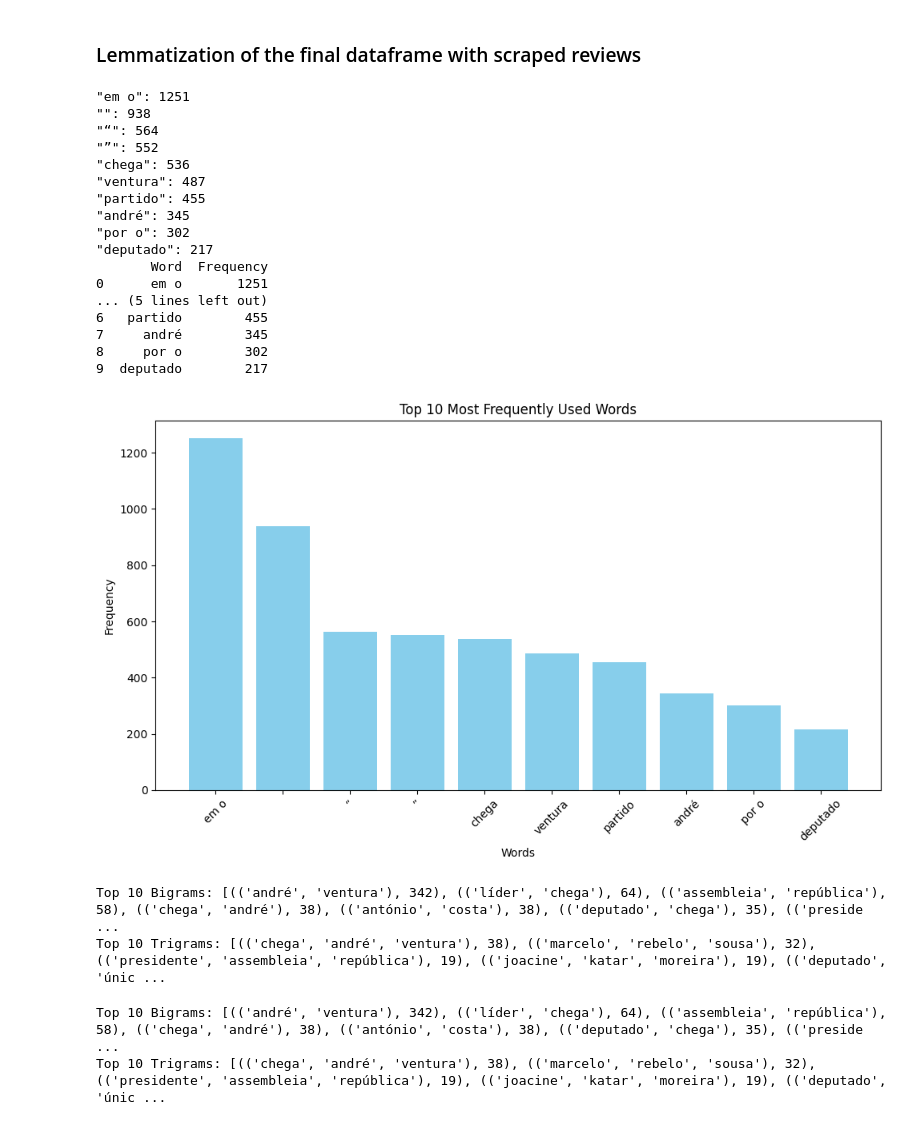
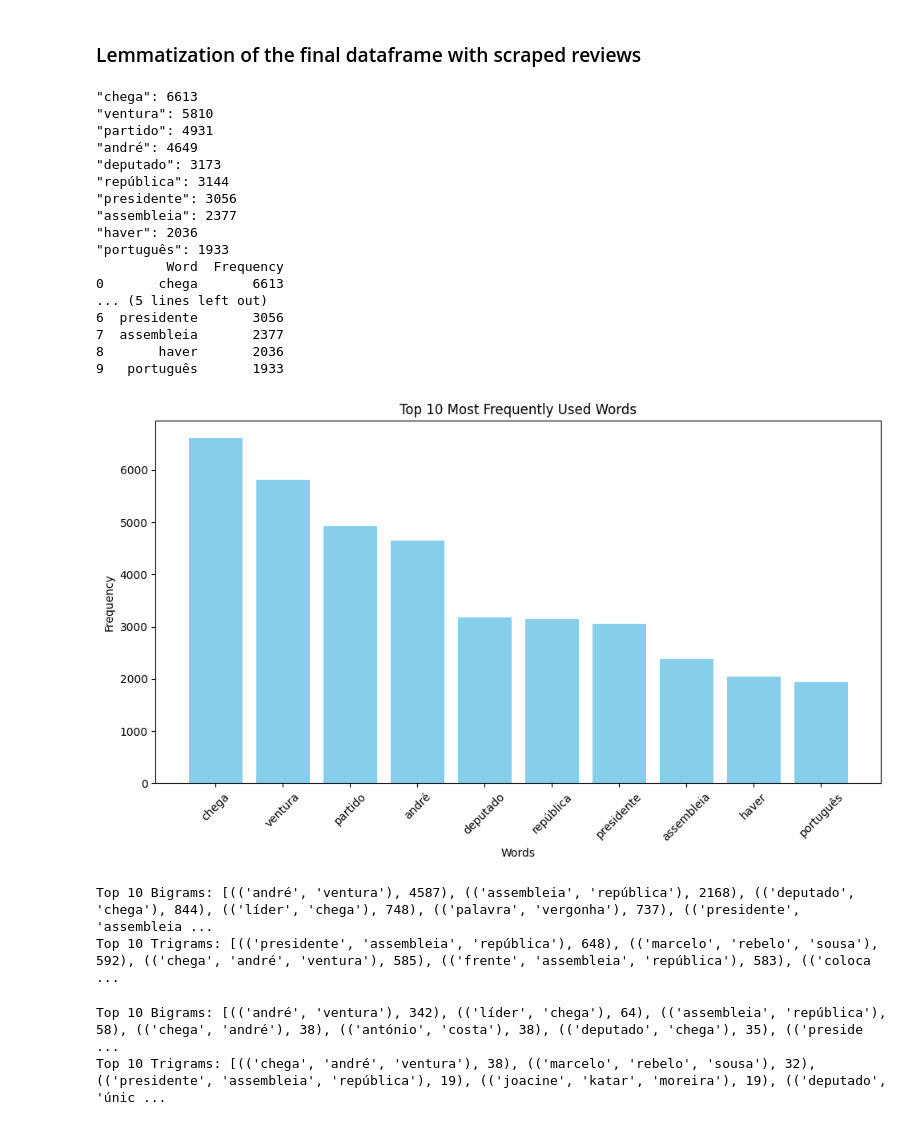
Before and after one commit to hxnn3sgit/FDS_Project, a Jupyter notebook: 2nd_deliverable.ipynb, the cells around one changed output. Saved outputs shown, nothing was run; the diff lists cells and outputs as text; code cells hidden in the pictures.

Commit message:
Finalized the code and added the final dataset, ultimate_dataset.csv. Should work well with statistics now.

```diff
--- a/2nd_deliverable.ipynb
+++ b/2nd_deliverable.ipynb
@@ -667,2 +711,8 @@ empty_text_rows_2.to_csv("test.csv", index=False)
 # %% [markdown]
 ### Lemmatization of the final dataframe with scraped reviews
+# %%
+ultimate_df = pd.concat([combined_df, empty_text_rows_2], ignore_index=True)
+# %%
+ultimate_df_no_nan = ultimate_df.dropna(subset=['text']).reset_index(drop=True)
+# %%
+ultimate_df_no_nan['text'] = ultimate_df_no_nan['text'].apply(lambda x: remove_sentences_with_keywords(x, keywords) if isinstance(x, str) else x)
@@ -670,11 +722,11 @@ empty_text_rows_2.to_csv("test.csv", index=False)
 # Empty dictionary to introduce the tokens
 lemmas_dict = {}
 
-# Loop through each review along with its index
-for index, row in cleaned_df.iterrows():
+# Loop through each text along with its index
+for index, row in ultimate_df_no_nan.iterrows():
     text = row['text']  # Access the 'text' column
     if text is None or not isinstance(text, str):
-        print(f"Skipping index {index} because the review is None")
+        print(f"Skipping index {index} because the text is None")
         continue
     doc = nlp(text)
     lemmas = [ word.lemma_.lower().strip() if word.lemma_ != "-PRON-" else word.lower_ for word in doc ]
@@ -683,56 +735,58 @@ for index, row in cleaned_df.iterrows():
     lemmas_dict[index] = lemmas  # Store lemmas in the dictionary with index as key
 
 # Convert dictionary to a series and assign as a new column in the DataFrame
-combined_df['Lemmas'] = pd.Series(lemmas_dict)
+ultimate_df_no_nan['Lemmas'] = pd.Series(lemmas_dict)
 # %%
 # Ensure all values in 'Lemmas' column are lists
-combined_df['Lemmas'] = combined_df['Lemmas'].apply(lambda x: x if isinstance(x, list) else [])
+ultimate_df_no_nan['Lemmas'] = ultimate_df_no_nan['Lemmas'].apply(lambda x: x if isinstance(x, list) else [])
 
 # Word Count
 def w_counter(words):
     word_freq = Counter(words)
     common_words = word_freq.most_common()
     word_freq_dict = {"Word": [word for word, freq in common_words], "Frequency": [freq for word, freq in common_words]}
     return word_freq_dict
 
-all_words = [word for sublist in combined_df['Lemmas'] for word in sublist]
+all_words = [word for sublist in ultimate_df_no_nan['Lemmas'] for word in sublist]
 
 word_freq = pd.DataFrame(w_counter(all_words))
 
 # Select the top 10 words by frequency
+top_10_words = word_freq.head(10)
+
 for index, row in top_10_words.iterrows():
     word = row[0]  # Assuming the word is in the first column of the DataFrame
     frequency = row[1]  # Assuming the frequency is in the second column
     print(f'"{word}": {frequency}')
 print(top_10_words)
 # Plot the top 10 words
 plt.figure(figsize=(10, 6))
 plt.bar(top_10_words['Word'], top_10_words['Frequency'], color='skyblue')
 plt.title("Top 10 Most Frequently Used Words")
 plt.xlabel("Words")
 plt.ylabel("Frequency")
 plt.xticks(rotation=45)
 plt.tight_layout()
 plt.show()
 # %% [output]
-"em o": 1251
-"": 938
-"“": 564
-"”": 552
-"chega": 536
-"ventura": 487
-"partido": 455
-"andré": 345
-"por o": 302
-"deputado": 217
-       Word  Frequency
-0      em o       1251
+"chega": 6613
+"ventura": 5810
+"partido": 4931
+"andré": 4649
+"deputado": 3173
+"república": 3144
+"presidente": 3056
+"assembleia": 2377
+"haver": 2036
+"português": 1933
+         Word  Frequency
+0       chega       6613
 ... (5 lines left out)
-6   partido        455
-7     andré        345
-8     por o        302
-9  deputado        217
+6  presidente       3056
+7  assembleia       2377
+8       haver       2036
+9   português       1933
-[figure, old version]
+[figure, new version]
 # %%
 def extract_ngrams(texts, n=2):
     """
@@ -757,18 +811,18 @@ def extract_ngrams(texts, n=2):
 
 # Example usage with bigrams and trigrams
 
-combined_df['Lemma_String'] = combined_df['Lemmas'].apply(lambda lemmas: " ".join(lemmas))
+ultimate_df_no_nan['Lemma_String'] = ultimate_df_no_nan['Lemmas'].apply(lambda lemmas: " ".join(lemmas))
 
 # Extract bigrams
-bigram_counts = extract_ngrams(combined_df['Lemma_String'], n=2)
+bigram_counts = extract_ngrams(ultimate_df_no_nan['Lemma_String'], n=2)
 print("Top 10 Bigrams:", bigram_counts.most_common(10))
 
 # Extract trigrams
-trigram_counts = extract_ngrams(combined_df['Lemma_String'], n=3)
+trigram_counts = extract_ngrams(ultimate_df_no_nan['Lemma_String'], n=3)
 print("Top 10 Trigrams:", trigram_counts.most_common(10))
 # %% [output]
-Top 10 Bigrams: [(('andré', 'ventura'), 342), (('líder', 'chega'), 64), (('assembleia', 'república'), 58), (('chega', 'andré'), 38), (('antónio', 'costa'), 38), (('deputado', 'chega'), 35), (('preside ...
-Top 10 Trigrams: [(('chega', 'andré', 'ventura'), 38), (('marcelo', 'rebelo', 'sousa'), 32), (('presidente', 'assembleia', 'república'), 19), (('joacine', 'katar', 'moreira'), 19), (('deputado', 'únic ...
+Top 10 Bigrams: [(('andré', 'ventura'), 4587), (('assembleia', 'república'), 2168), (('deputado', 'chega'), 844), (('líder', 'chega'), 748), (('palavra', 'vergonha'), 737), (('presidente', 'assembleia ...
+Top 10 Trigrams: [(('presidente', 'assembleia', 'república'), 648), (('marcelo', 'rebelo', 'sousa'), 592), (('chega', 'andré', 'ventura'), 585), (('frente', 'assembleia', 'república'), 583), (('coloca ...
 # %%
 print("Top 10 Bigrams:", bigram_counts.most_common(50))
 
```
Also changed, not shown: parts of 9 cells of this notebook, 6 other files.
